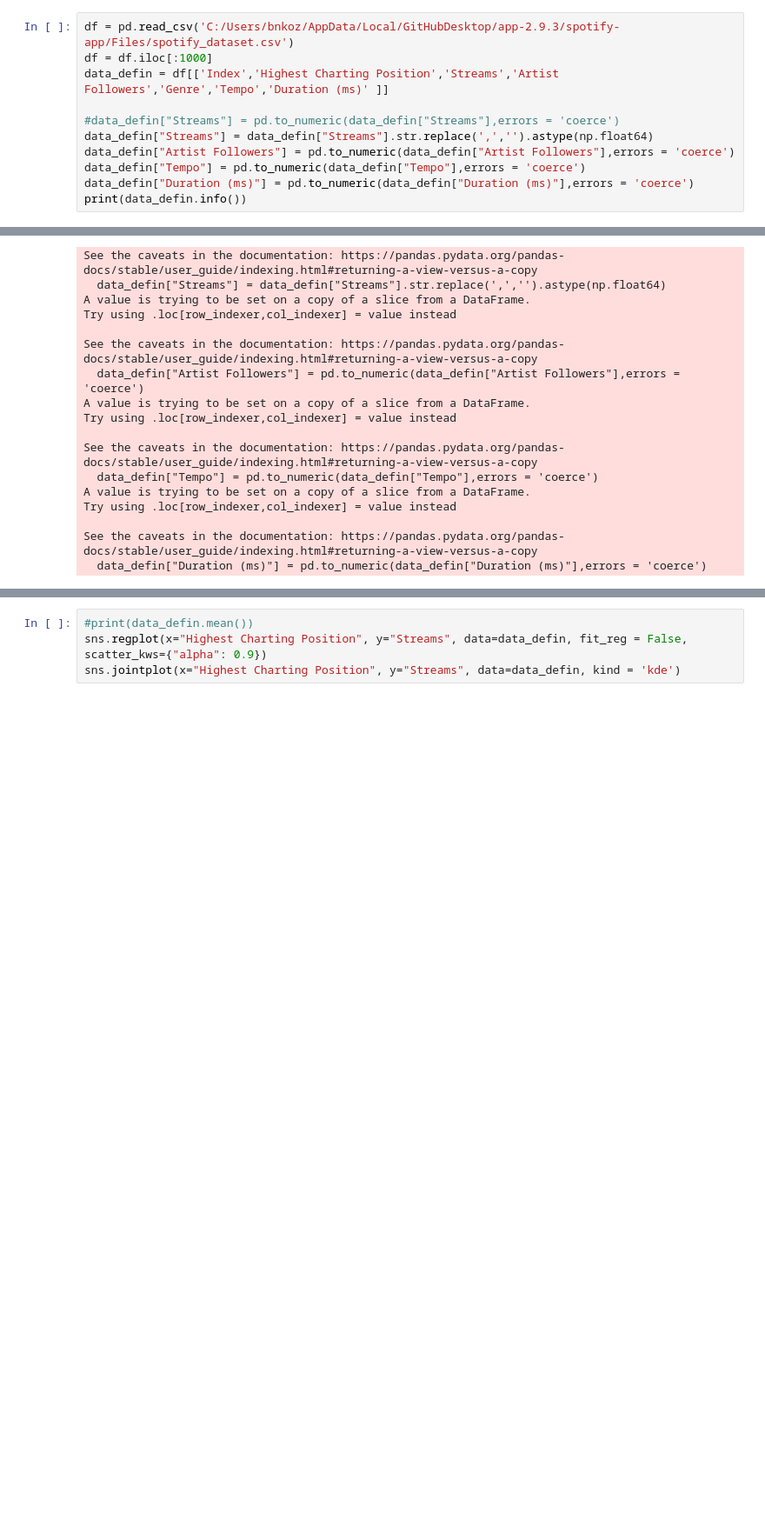
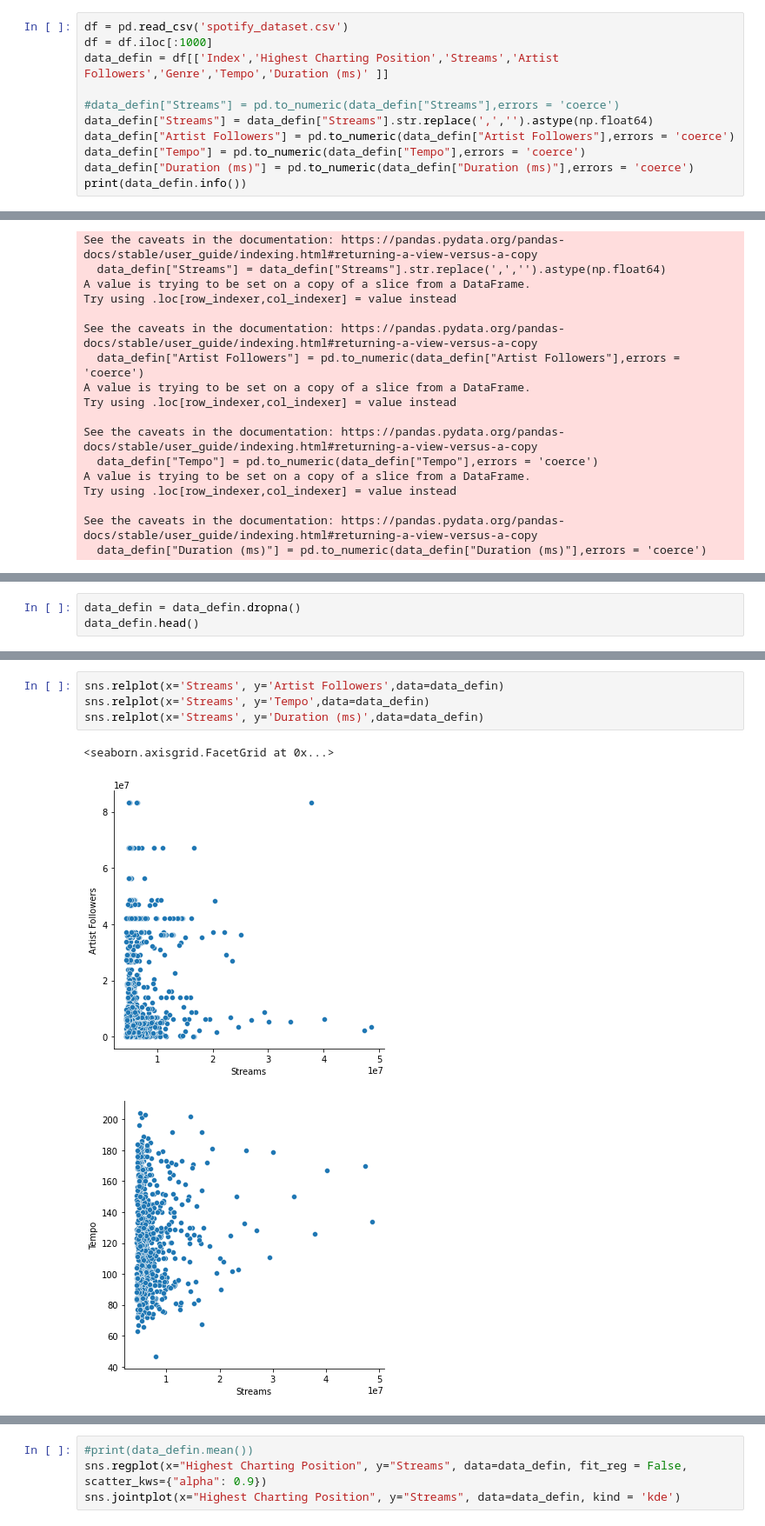
Before and after one commit to SimeonGK/spotify-app, a Jupyter notebook: Files/Spotify Dataset Analysing.ipynb, the cells around one changed output, grey strips where cells are left out. Shown at 87% size. Saved outputs shown, nothing was run; the diff lists cells and outputs as text; blank space fills up the shorter version.

```diff
--- a/Files/Spotify Dataset Analysing.ipynb
+++ b/Files/Spotify Dataset Analysing.ipynb
@@ -5,7 +5,7 @@ import seaborn as sns
 import os, sys
 import matplotlib.pyplot as plt
 # %%
-df = pd.read_csv('C:/Users/bnkoz/AppData/Local/GitHubDesktop/app-2.9.3/spotify-app/Files/spotify_dataset.csv')
+df = pd.read_csv('spotify_dataset.csv')
 df = df.iloc[:1000]
 data_defin = df[['Index','Highest Charting Position','Streams','Artist Followers','Genre','Tempo','Duration (ms)' ]]
 
@@ -53,0 +63,3 @@ See the caveats in the documentation: https://pandas.pydata.org/pandas-docs/stab
+# %%
+data_defin = data_defin.dropna()
+data_defin.head()
@@ -53,0 +73,8 @@ See the caveats in the documentation: https://pandas.pydata.org/pandas-docs/stab
+# %%
+sns.relplot(x='Streams', y='Artist Followers',data=data_defin)
+sns.relplot(x='Streams', y='Tempo',data=data_defin)
+sns.relplot(x='Streams', y='Duration (ms)',data=data_defin)
+# %% [output]
+<seaborn.axisgrid.FacetGrid at 0x...>
+[figure, added]
+[figure, added]
```
Also changed, not shown: parts of 12 cells of this notebook, 2 other files.
